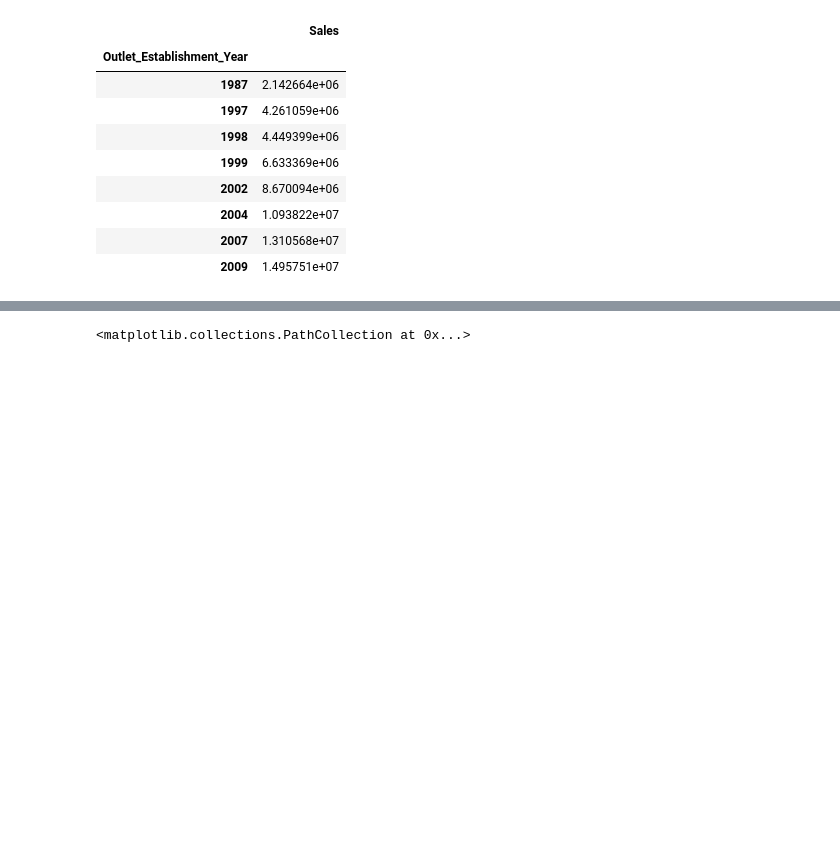
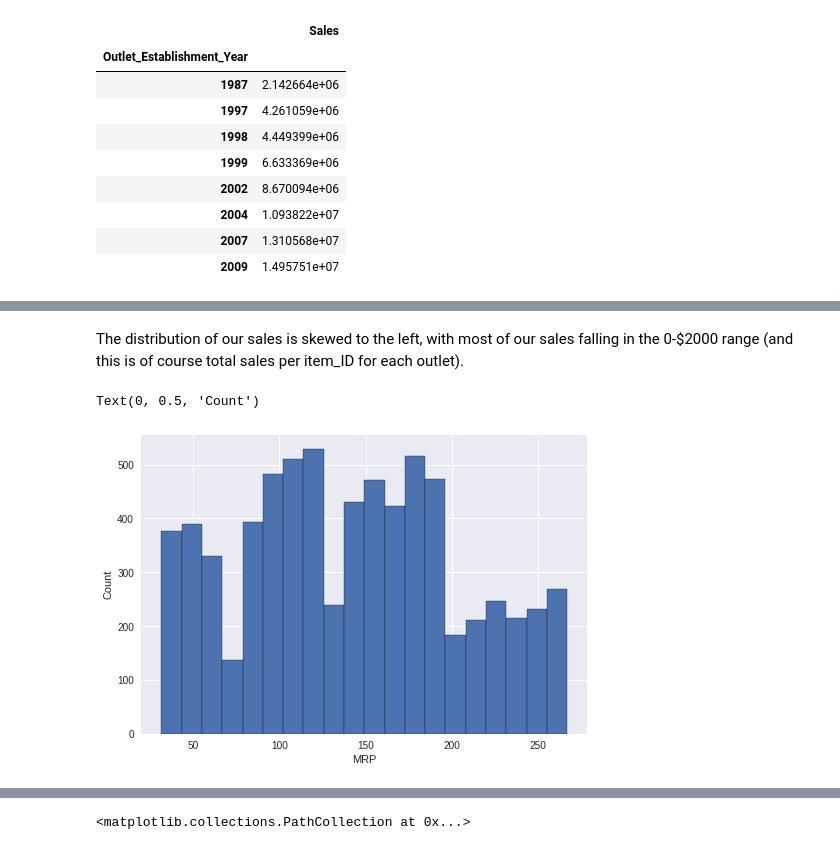
Before and after one commit to Cassandra-Simmons/Food-Sales_Predictions, a Jupyter notebook: Sales_Predict.ipynb, the cells around one changed output, grey strips where cells are left out. Cells and saved outputs as stored; diff of their text form; code cells hidden in the pictures; blank space fills up the shorter version.

```diff
--- a/Sales_Predict.ipynb
+++ b/Sales_Predict.ipynb
@@ -374,0 +385,11 @@ test.cumsum()
+# %% [markdown]
+The distribution of our sales is skewed to the left, with most of our sales falling in the 0-$2000 range (and this is of course total sales per item_ID for each outlet).
+# %%
+# investigate  MRP distribution
+plt.style.use('seaborn')
+dfSalesFinal['Item_MRP'].hist(edgecolor = 'k', bins = 20);
+plt.xlabel('MRP')
+plt.ylabel('Count')
+# %% [output]
+Text(0, 0.5, 'Count')
+[figure, added]
```
Also changed, not shown: parts of 32 cells of this notebook.
